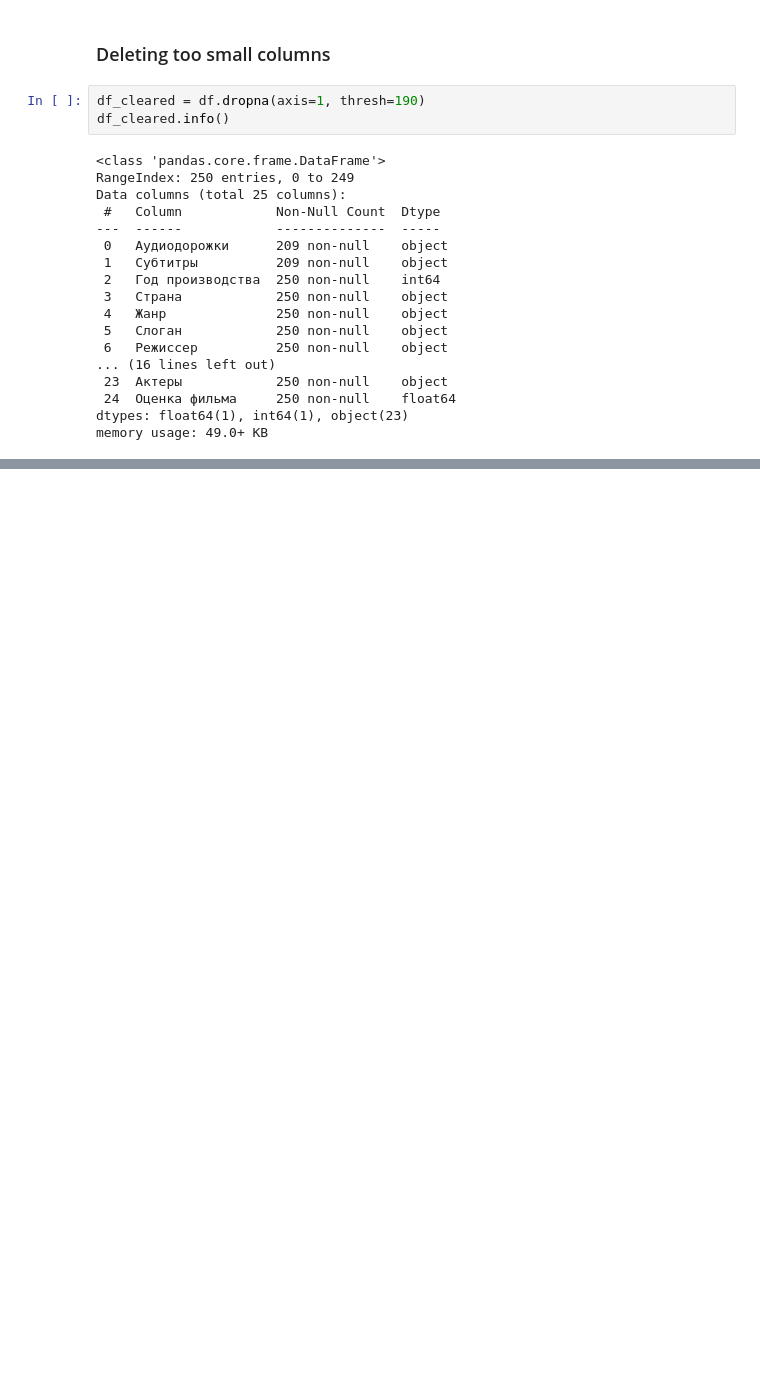
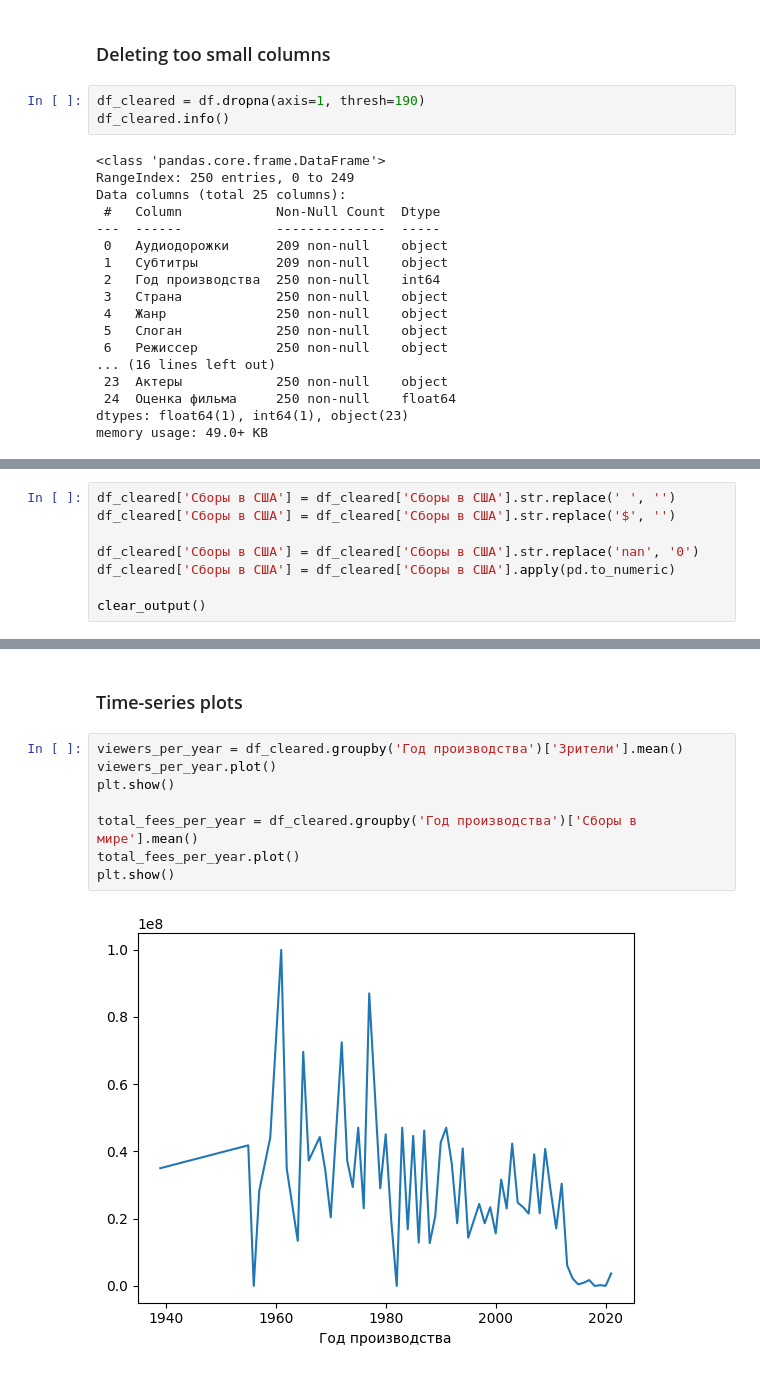
Before and after one commit to Asvad-bin-Timur/Scraping, a Jupyter notebook: Notebook.ipynb, the cells around one changed output, grey strips where cells are left out. Saved outputs shown, nothing was run; the diff lists cells and outputs as text; blank space fills up the shorter version.

```diff
--- a/Notebook.ipynb
+++ b/Notebook.ipynb
@@ -167,0 +122,8 @@ df_cleared.describe().round(0)
+# %%
+df_cleared['Сборы в США'] = df_cleared['Сборы в США'].str.replace(' ', '')
+df_cleared['Сборы в США'] = df_cleared['Сборы в США'].str.replace('$', '')
+
+df_cleared['Сборы в США'] = df_cleared['Сборы в США'].str.replace('nan', '0')
+df_cleared['Сборы в США'] = df_cleared['Сборы в США'].apply(pd.to_numeric)
+
+clear_output()
@@ -174,0 +253,12 @@ conn.close()'''
+# %% [markdown]
+### Time-series plots
+# %%
+viewers_per_year = df_cleared.groupby('Год производства')['Зрители'].mean()
+viewers_per_year.plot()
+plt.show()
+
+total_fees_per_year = df_cleared.groupby('Год производства')['Сборы в мире'].mean()
+total_fees_per_year.plot()
+plt.show()
+# %% [output]
+[figure, added]
```
Also changed, not shown: parts of 18 cells of this notebook.
